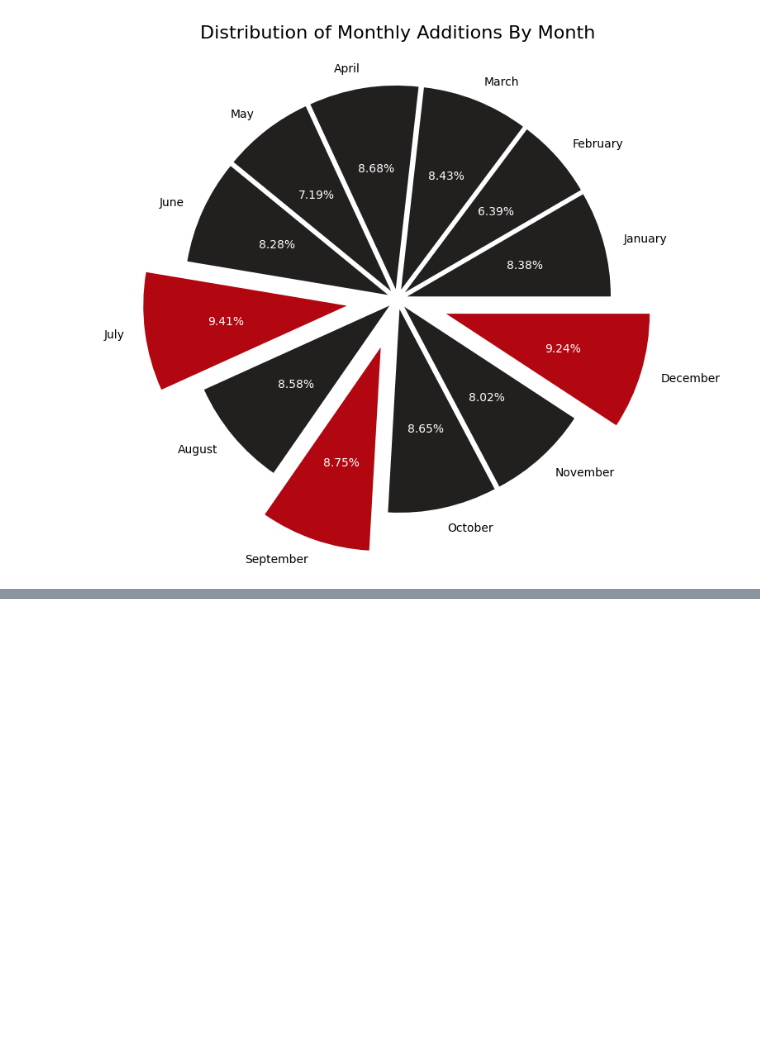
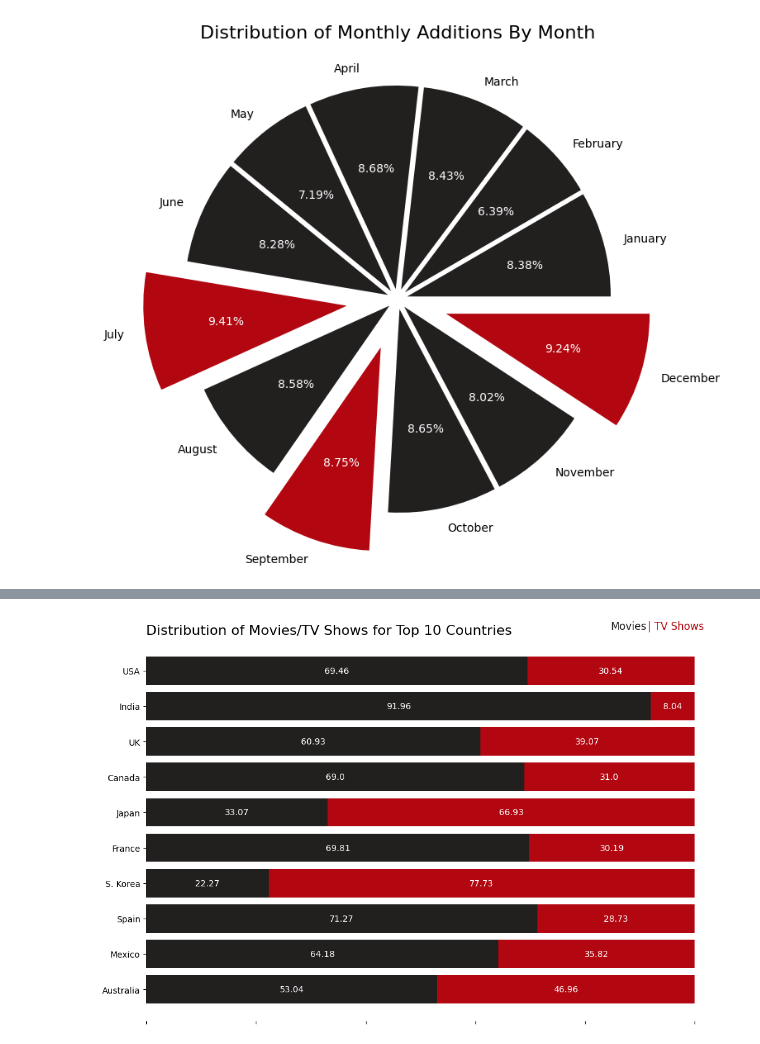
Before and after one commit to cafesmire/notebooks, a Jupyter notebook: netflix/netflix_eda.ipynb, the cells around one changed output, grey strips where cells are left out. Drawn from its saved outputs; the diff is of its cells as text; code cells hidden in the pictures; blank space fills up the shorter version.

```diff
--- a/netflix/netflix_eda.ipynb
+++ b/netflix/netflix_eda.ipynb
@@ -333,0 +333,9 @@ plt.show()
+# %%
+top10_country_df = df.loc[df['country'].isin(top10_country.index)].groupby(['country', 'type']).size().unstack()
+# %%
+top10_country_df['count'] = top10_country_df['Movie'] + top10_country_df['TV Show']
+top10_country_df = top10_country_df.sort_values('count', ascending=True)
+categories = ['Movie', 'TV Show']
+for category in categories:
+    top10_country_df[f'{category}_perc'] = np.round((top10_country_df[category] * 100) / top10_country_df['count'], 2)
+top10_country_df
@@ -333,0 +355,32 @@ plt.show()
+# %%
+fig, ax = plt.subplots(figsize=(12,8))
+ax.barh(top10_country_df.index, top10_country_df['Movie_perc'], color='#221f1f')
+ax.barh(top10_country_df.index, top10_country_df['TV Show_perc'], left=top10_country_df['Movie_perc'], color='#b20710')
+
+plt.title('Distribution of Movies/TV Shows for Top 10 Countries', loc='left', fontsize=16)
+fig.text(x=.75, y=.9, s='Movies', color = '#221f1f', fontsize=12)
+fig.text(x=.80, y=.9, s='| TV Shows', color = '#b20710', fontsize=12)
+index = 0
+for i in top10_country_df.index:
+    ax.annotate(
+        top10_country_df.loc[i]['Movie_perc'],
+        xy=(top10_country_df.loc[i]['Movie_perc']/2, index),
+        ha='center',
+        va='center',
+        color='w'
+    )
+    ax.annotate(
+        top10_country_df.loc[i]['TV Show_perc'],
+        xy=((top10_country_df.loc[i]['TV Show_perc']/2)+(top10_country_df.loc[i]['Movie_perc']), index),
+        ha='center',
+        va='center',
+        color='w'
+    )
+    index+=1
+
+for s in ['top', 'left', 'right', 'bottom']:
+    ax.spines[s].set_visible(False)
+ax.set_xticklabels("")
+plt.show()
+# %% [output]
+[figure, added]
```
Also changed, not shown: parts of 9 cells of this notebook.
